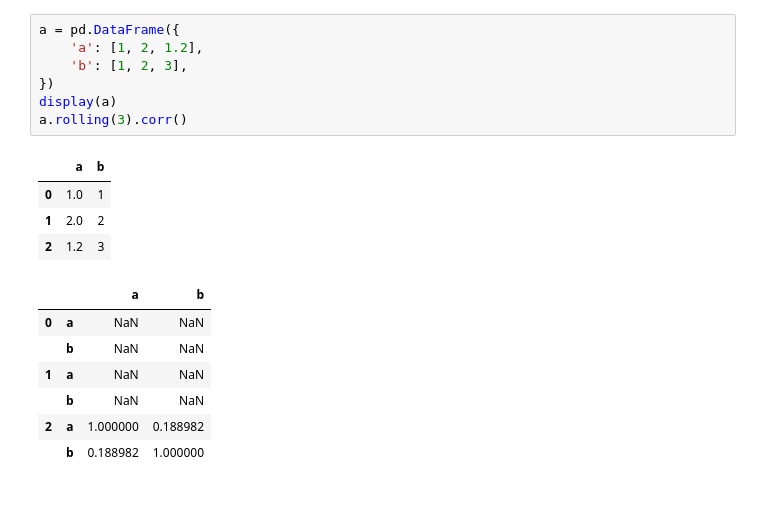
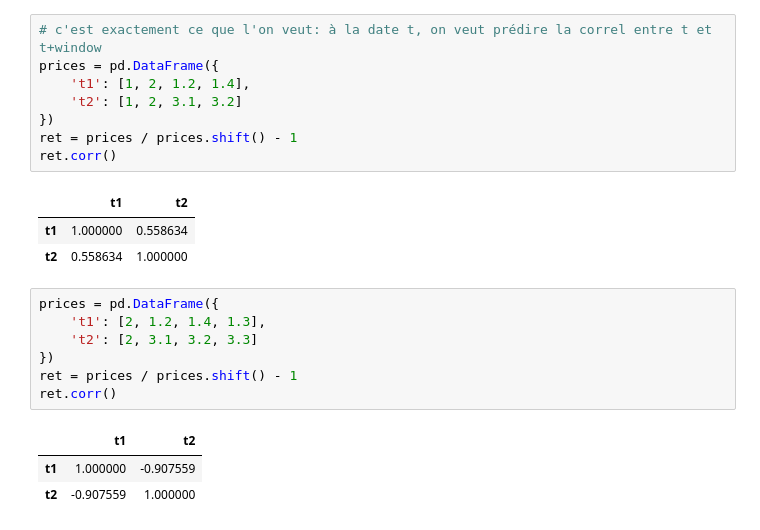
Before and after one commit to pirmil/A, a Jupyter notebook: rolling_correl.ipynb, the cells around one changed output. Cells and saved outputs as stored; diff of their text form; blank space fills up the shorter version.

```diff
--- a/rolling_correl.ipynb
+++ b/rolling_correl.ipynb
@@ -85,19 +175,23 @@ pair_ts
+# %%
+# c'est exactement ce que l'on veut: à la date t, on veut prédire la correl entre t et t+window
+prices = pd.DataFrame({
+    't1': [1, 2, 1.2, 1.4],
+    't2': [1, 2, 3.1, 3.2]
+})
+ret = prices / prices.shift() - 1
+ret.corr()
+# %% [output]
+|  | t1 | t2 |
+| t1 | 1.000000 | 0.558634 |
+| t2 | 0.558634 | 1.000000 |
 # %%
-a = pd.DataFrame({
-    'a': [1, 2, 1.2],
-    'b': [1, 2, 3],
+prices = pd.DataFrame({
+    't1': [2, 1.2, 1.4, 1.3],
+    't2': [2, 3.1, 3.2, 3.3]
 })
-display(a)
-a.rolling(3).corr()
+ret = prices / prices.shift() - 1
+ret.corr()
 # %% [output]
-|  | a | b |
-| 0 | 1.0 | 1 |
-| 1 | 2.0 | 2 |
-| 2 | 1.2 | 3 |
+|  | t1 | t2 |
+| t1 | 1.000000 | -0.907559 |
+| t2 | -0.907559 | 1.000000 |
-|  |  | a | b |
-| 0 | a | NaN | NaN |
-|  | b | NaN | NaN |
-| 1 | a | NaN | NaN |
-|  | b | NaN | NaN |
-| 2 | a | 1.000000 | 0.188982 |
-|  | b | 0.188982 | 1.000000 |
```
Also changed, not shown: parts of 9 cells of this notebook, 1 other file.
